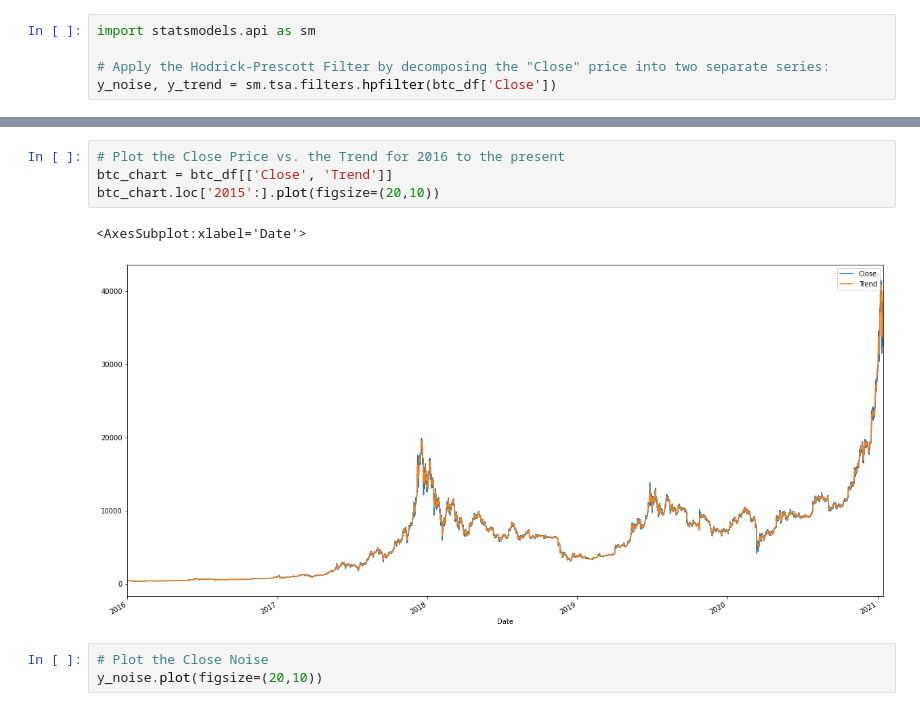
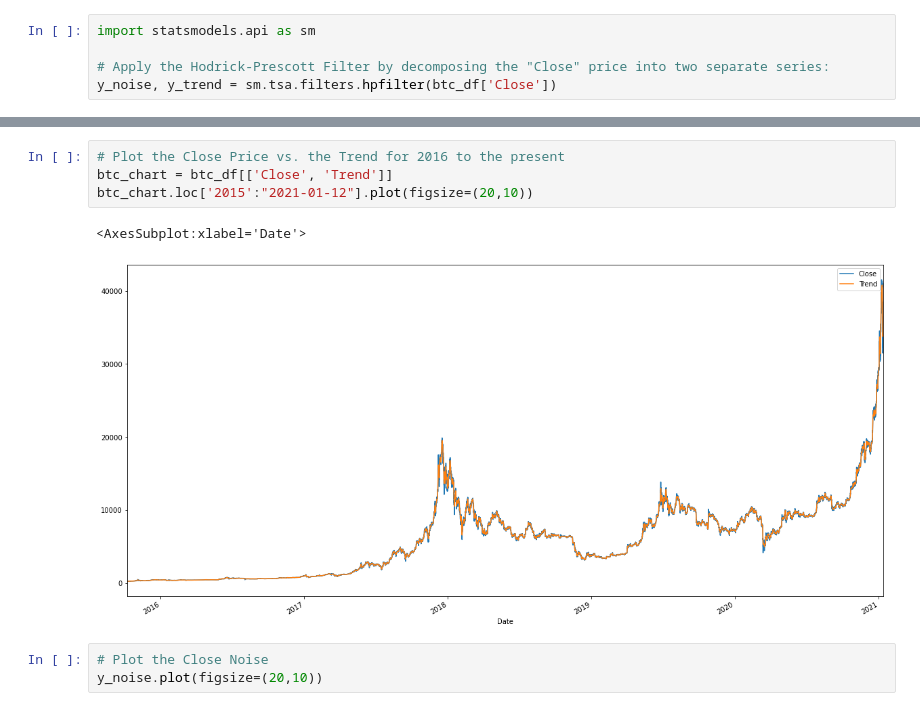
Before and after one commit to amanafzali/Project_2, a Jupyter notebook: BTC_forecast_time_series.ipynb, the cells around one changed output, grey strips where cells are left out. Cells and saved outputs as stored; diff of their text form.

```diff
--- a/Volatility_forecast.ipynb
+++ b/BTC_forecast_time_series.ipynb
@@ -60,10 +42,10 @@ btc_df.head()
 # %%
 # Plot the Close Price vs. the Trend for 2016 to the present
 btc_chart = btc_df[['Close', 'Trend']]
-btc_chart.loc['2015':].plot(figsize=(20,10))
+btc_chart.loc['2015':"2021-01-12"].plot(figsize=(20,10))
 # %% [output]
 <AxesSubplot:xlabel='Date'>
-[figure, old version]
+[figure, new version]
 # %%
 # Plot the Close Noise
 y_noise.plot(figsize=(20,10))
```
Also changed, not shown: parts of 7 cells of this notebook, 1 other file.
